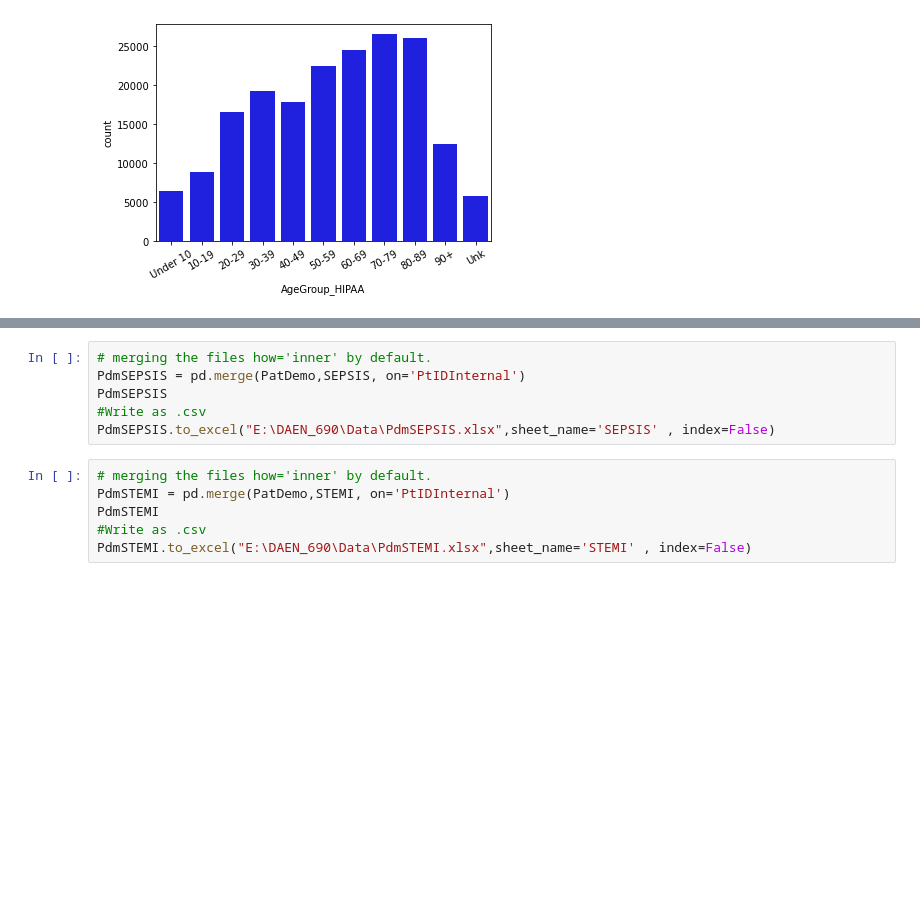
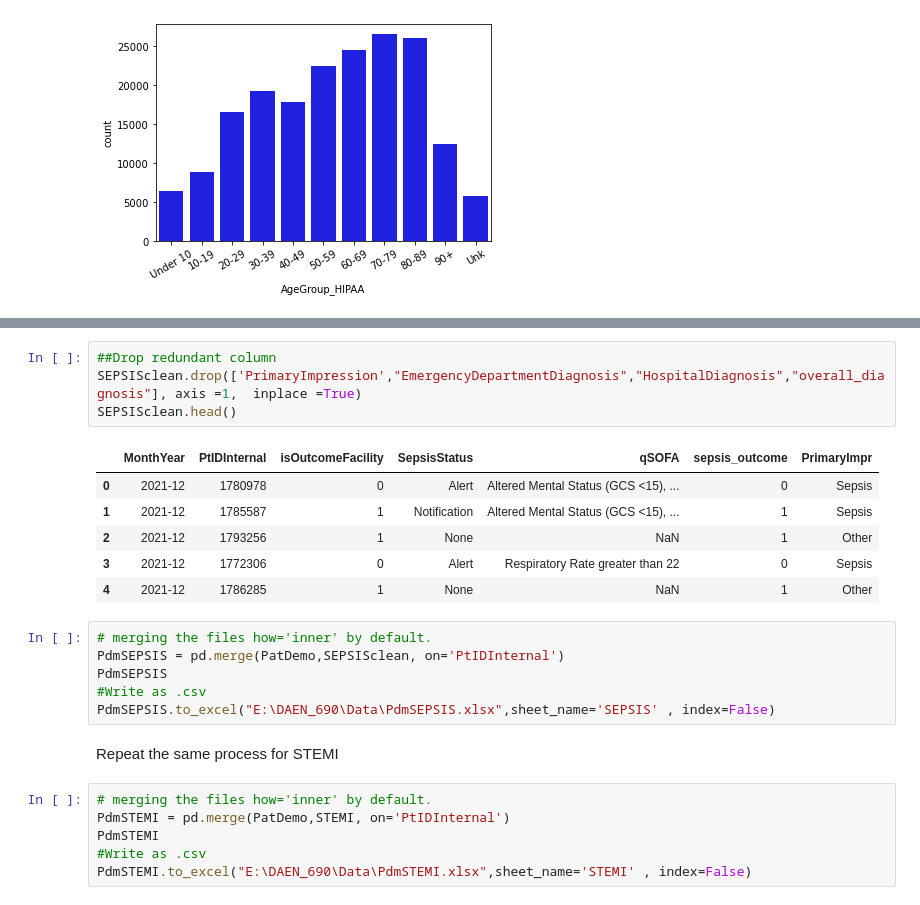
Before and after one commit to blesssong2020/Fairfax-Consultants---Summer2022-DEAN690, a Jupyter notebook: FFConsultants.ipynb, the cells around one changed output, grey strips where cells are left out. Saved outputs shown, nothing was run; the diff lists cells and outputs as text; blank space fills up the shorter version.

```diff
--- a/FFConsultants.ipynb
+++ b/FFConsultants.ipynb
@@ -393,9 +571,22 @@ Name: AgeGroup_HIPAA, dtype: float64
+# %%
+##Drop redundant column
+SEPSISclean.drop(['PrimaryImpression',"EmergencyDepartmentDiagnosis","HospitalDiagnosis","overall_diagnosis"], axis =1,  inplace =True)
+SEPSISclean.head()
+# %% [output]
+|  | MonthYear | PtIDInternal | isOutcomeFacility | SepsisStatus | qSOFA | sepsis_outcome | PrimaryImpr |
+| 0 | 2021-12 | 1780978 | 0 | Alert | Altered Mental Status (GCS <15), ... | 0 | Sepsis |
+| 1 | 2021-12 | 1785587 | 1 | Notification | Altered Mental Status (GCS <15), ... | 1 | Sepsis |
+| 2 | 2021-12 | 1793256 | 1 | None | NaN | 1 | Other |
+| 3 | 2021-12 | 1772306 | 0 | Alert | Respiratory Rate greater than 22 | 0 | Sepsis |
+| 4 | 2021-12 | 1786285 | 1 | None | NaN | 1 | Other |
 # %%
 # merging the files how='inner' by default.
-PdmSEPSIS = pd.merge(PatDemo,SEPSIS, on='PtIDInternal')
+PdmSEPSIS = pd.merge(PatDemo,SEPSISclean, on='PtIDInternal')
 PdmSEPSIS
 #Write as .csv
 PdmSEPSIS.to_excel("E:\DAEN_690\Data\PdmSEPSIS.xlsx",sheet_name='SEPSIS' , index=False)
+# %% [markdown]
+Repeat the same process for STEMI
 # %%
 # merging the files how='inner' by default.
 PdmSTEMI = pd.merge(PatDemo,STEMI, on='PtIDInternal')
```
Also changed, not shown: parts of 39 cells of this notebook.
